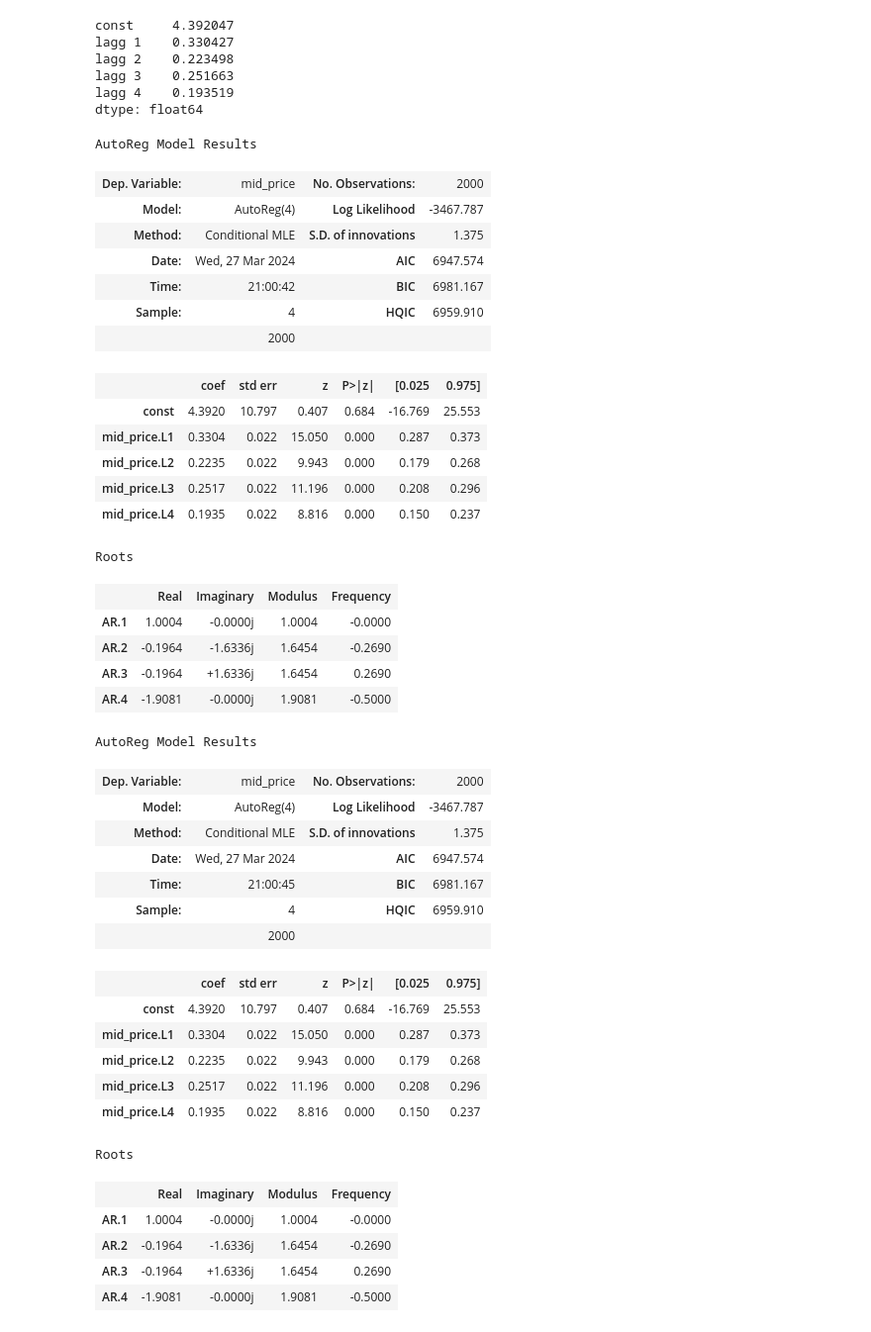
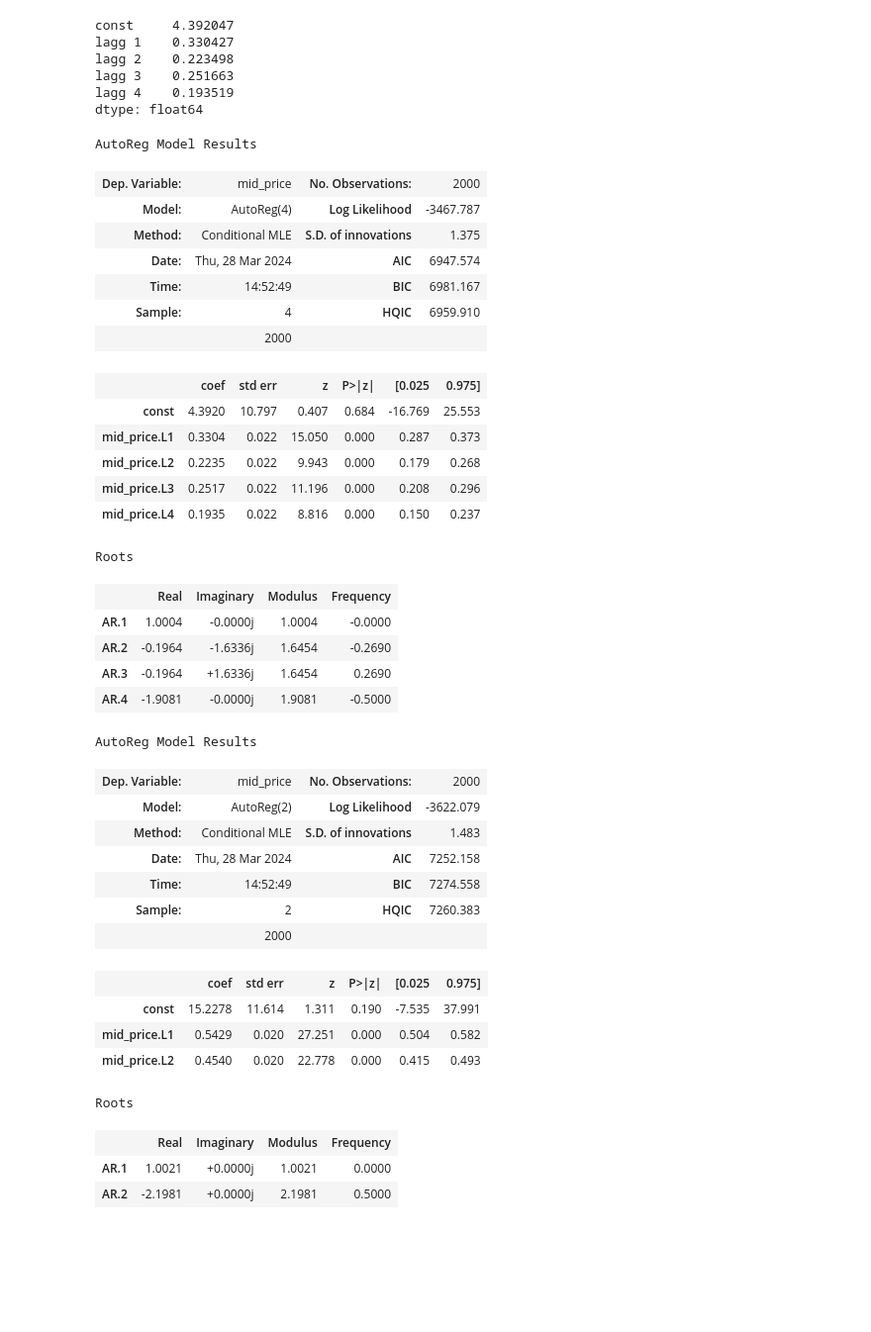
Before and after one commit to felixpoirier1/Prosperity, a Jupyter notebook: test.ipynb, the cells around one changed output. Shown at 99% size. Cells and saved outputs as stored; diff of their text form; code cells hidden in the pictures; blank space fills up the shorter version.

```diff
--- a/test.ipynb
+++ b/test.ipynb
@@ -10,7 +12,7 @@ import numpy as np
 # %%
-de = de.DataEngine('data2024')
+de1 = de.DataEngine('data2024')
 # %%
-df = de.data['round_1']['price_df']
+df = de1.data['round_1']['price_df']
 # %%
 df
 # %% [output]
@@ -122,8 +124,8 @@ AutoReg Model Results
 | Dep. Variable: | mid_price | No. Observations: | 2000 |
 | Model: | AutoReg(4) | Log Likelihood | -3467.787 |
 | Method: | Conditional MLE | S.D. of innovations | 1.375 |
-| Date: | Wed, 27 Mar 2024 | AIC | 6947.574 |
-| Time: | 21:00:42 | BIC | 6981.167 |
+| Date: | Thu, 28 Mar 2024 | AIC | 6947.574 |
+| Time: | 14:52:49 | BIC | 6981.167 |
 | Sample: | 4 | HQIC | 6959.910 |
 |  | 2000 |  |  |
 |  | coef | std err | z | P>|z| | [0.025 | 0.975] |
@@ -139,27 +141,23 @@ Roots
 | AR.3 | -0.1964 | +1.6336j | 1.6454 | 0.2690 |
 | AR.4 | -1.9081 | -0.0000j | 1.9081 | -0.5000 |
 # %%
-model2 = AutoReg(sdf['mid_price'], lags=4)
+model2 = AutoReg(sdf['mid_price'], lags=2)
 model2_fitted = model2.fit()
 model2_fitted.summary()
 # %% [output]
 AutoReg Model Results
 | Dep. Variable: | mid_price | No. Observations: | 2000 |
-| Model: | AutoReg(4) | Log Likelihood | -3467.787 |
-| Method: | Conditional MLE | S.D. of innovations | 1.375 |
-| Date: | Wed, 27 Mar 2024 | AIC | 6947.574 |
-| Time: | 21:00:45 | BIC | 6981.167 |
-| Sample: | 4 | HQIC | 6959.910 |
+| Model: | AutoReg(2) | Log Likelihood | -3622.079 |
+| Method: | Conditional MLE | S.D. of innovations | 1.483 |
+| Date: | Thu, 28 Mar 2024 | AIC | 7252.158 |
+| Time: | 14:52:49 | BIC | 7274.558 |
+| Sample: | 2 | HQIC | 7260.383 |
 |  | 2000 |  |  |
 |  | coef | std err | z | P>|z| | [0.025 | 0.975] |
-| const | 4.3920 | 10.797 | 0.407 | 0.684 | -16.769 | 25.553 |
-| mid_price.L1 | 0.3304 | 0.022 | 15.050 | 0.000 | 0.287 | 0.373 |
-| mid_price.L2 | 0.2235 | 0.022 | 9.943 | 0.000 | 0.179 | 0.268 |
-| mid_price.L3 | 0.2517 | 0.022 | 11.196 | 0.000 | 0.208 | 0.296 |
-| mid_price.L4 | 0.1935 | 0.022 | 8.816 | 0.000 | 0.150 | 0.237 |
+| const | 15.2278 | 11.614 | 1.311 | 0.190 | -7.535 | 37.991 |
+| mid_price.L1 | 0.5429 | 0.020 | 27.251 | 0.000 | 0.504 | 0.582 |
+| mid_price.L2 | 0.4540 | 0.020 | 22.778 | 0.000 | 0.415 | 0.493 |
 Roots
 |  | Real | Imaginary | Modulus | Frequency |
-| AR.1 | 1.0004 | -0.0000j | 1.0004 | -0.0000 |
-| AR.2 | -0.1964 | -1.6336j | 1.6454 | -0.2690 |
-| AR.3 | -0.1964 | +1.6336j | 1.6454 | 0.2690 |
-| AR.4 | -1.9081 | -0.0000j | 1.9081 | -0.5000 |
+| AR.1 | 1.0021 | +0.0000j | 1.0021 | 0.0000 |
+| AR.2 | -2.1981 | +0.0000j | 2.1981 | 0.5000 |
```
Also changed, not shown: parts of 22 cells of this notebook, 1 other file.
